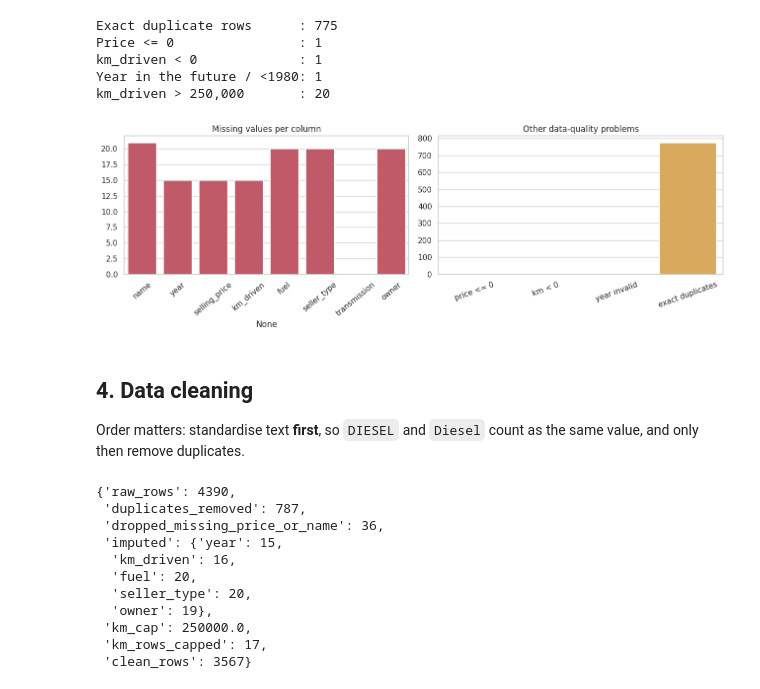
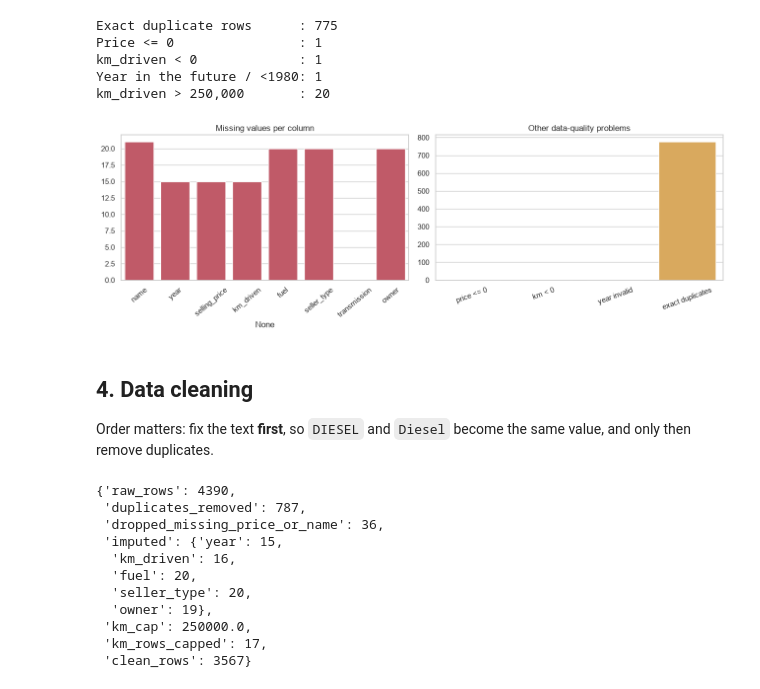
Before and after one commit to Gautambhaliya/Python_for_data_science_classification-and-regression, a Jupyter notebook: preowned_cars_price_regression.ipynb, the cells around one changed output. Saved outputs shown, nothing was run; the diff lists cells and outputs as text; code cells hidden in the pictures.

```diff
--- a/preowned_cars_price_regression.ipynb
+++ b/preowned_cars_price_regression.ipynb
@@ -16,10 +16,13 @@ Put `preowned_cars_messy.csv` in the same folder as this notebook.
 # %% [markdown]
 ## 1. Import libraries and load data
 # %%
-import warnings, joblib, os
-import numpy as np, pandas as pd
-import matplotlib.pyplot as plt, seaborn as sns
-from sklearn.model_selection import train_test_split, KFold, cross_val_score, RandomizedSearchCV
+import os, warnings, joblib
+import numpy as np
+import pandas as pd
+import matplotlib.pyplot as plt
+import seaborn as sns
+
+from sklearn.model_selection import train_test_split, KFold, cross_val_score, GridSearchCV
 from sklearn.compose import ColumnTransformer
 from sklearn.pipeline import Pipeline
 from sklearn.preprocessing import OneHotEncoder, StandardScaler
@@ -32,12 +35,11 @@ from sklearn.inspection import permutation_importance
 warnings.filterwarnings("ignore")
 sns.set_theme(style="whitegrid", palette="viridis")
 pd.set_option("display.max_columns", None)
-os.makedirs("charts", exist_ok=True)
+os.makedirs("charts", exist_ok=True)      # folder where all graphs are saved
 
-DATA_PATH = "preowned_cars_messy.csv"
-CUR_YEAR = 2026
+CUR_YEAR = 2026                           # used to calculate car age
 
-raw = pd.read_csv(DATA_PATH)
+raw = pd.read_csv("preowned_cars_messy.csv")
 raw.head(10)
 # %% [output]
 |  | name | year | selling_price | km_driven | fuel | seller_type | transmission | owner |
@@ -134,20 +137,29 @@ Year in the future / <1980: 1
 km_driven > 250,000       : 20
 # %%
 fig, ax = plt.subplots(1, 2, figsize=(13, 4.5))
-miss = raw.isna().sum()
-sns.barplot(x=miss.index, y=miss.values, ax=ax[0], color="#d1495b")
-ax[0].set_title("Missing values per column"); ax[0].tick_params(axis="x", rotation=40)
-inv = {"price <= 0": (raw.selling_price <= 0).sum(),
-       "km < 0": (raw.km_driven < 0).sum(),
-       "year invalid": ((raw.year > CUR_YEAR) | (raw.year < 1980)).sum(),
-       "exact duplicates": raw.duplicated().sum()}
-sns.barplot(x=list(inv.keys()), y=list(inv.values()), ax=ax[1], color="#edae49")
-ax[1].set_title("Other data-quality problems"); ax[1].tick_params(axis="x", rotation=20)
-plt.tight_layout(); plt.savefig("charts/01_data_quality.png", dpi=130); plt.show()
+
+# left graph: missing values
+missing = raw.isna().sum()
+sns.barplot(x=missing.index, y=missing.values, ax=ax[0], color="#d1495b")
+ax[0].set_title("Missing values per column")
+ax[0].tick_params(axis="x", rotation=40)
+
+# right graph: other problems
+problems = {"price <= 0": (raw.selling_price <= 0).sum(),
+            "km < 0": (raw.km_driven < 0).sum(),
+            "year invalid": ((raw.year > CUR_YEAR) | (raw.year < 1980)).sum(),
+            "exact duplicates": raw.duplicated().sum()}
+sns.barplot(x=list(problems.keys()), y=list(problems.values()), ax=ax[1], color="#edae49")
+ax[1].set_title("Other data-quality problems")
+ax[1].tick_params(axis="x", rotation=20)
+
+plt.tight_layout()
+plt.savefig("charts/01_data_quality.png", dpi=130)
+plt.show()
 # %% [output]
-[figure, old version]
+[figure, new version]
 # %% [markdown]
 ## 4. Data cleaning
-Order matters: standardise text **first**, so `DIESEL` and `Diesel` count as the same value, and only then remove duplicates.
+Order matters: fix the text **first**, so `DIESEL` and `Diesel` become the same value, and only then remove duplicates.
 # %%
 df = raw.copy()
```
Also changed, not shown: parts of 25 cells of this notebook, 2 other files.
